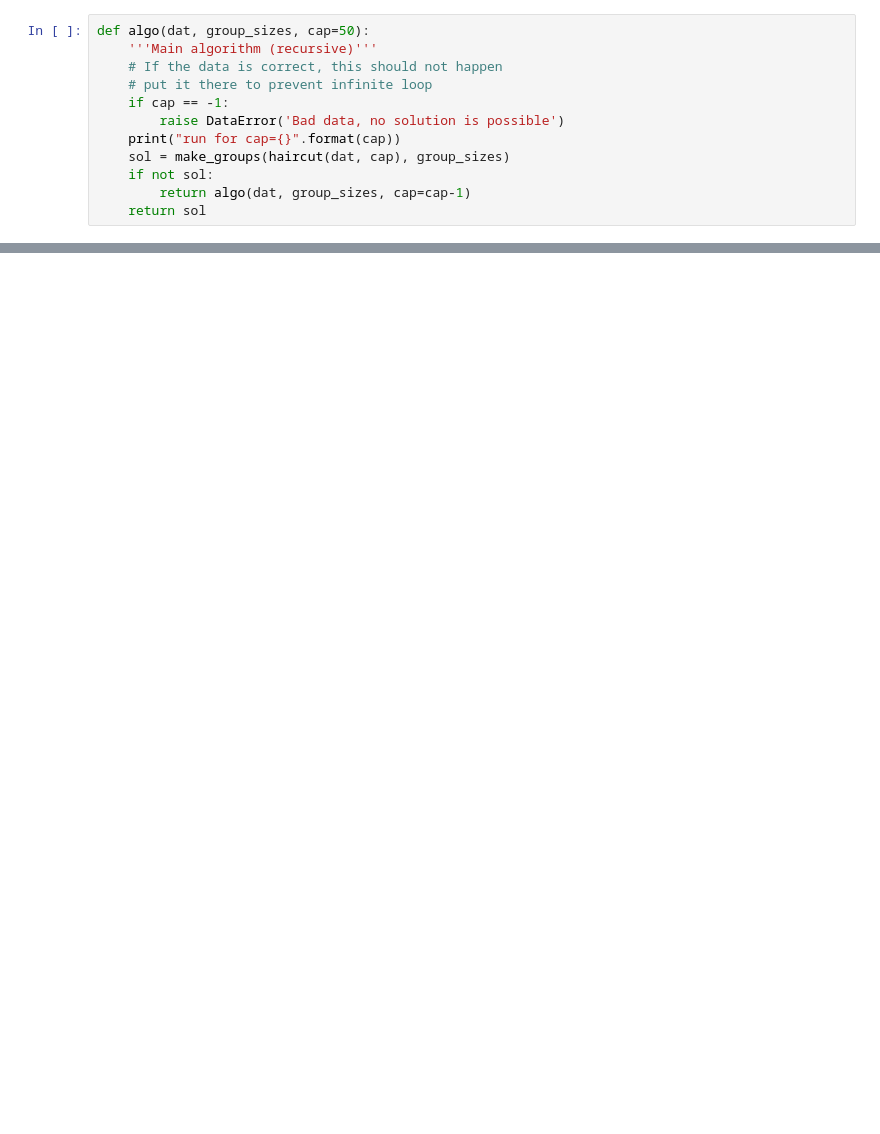
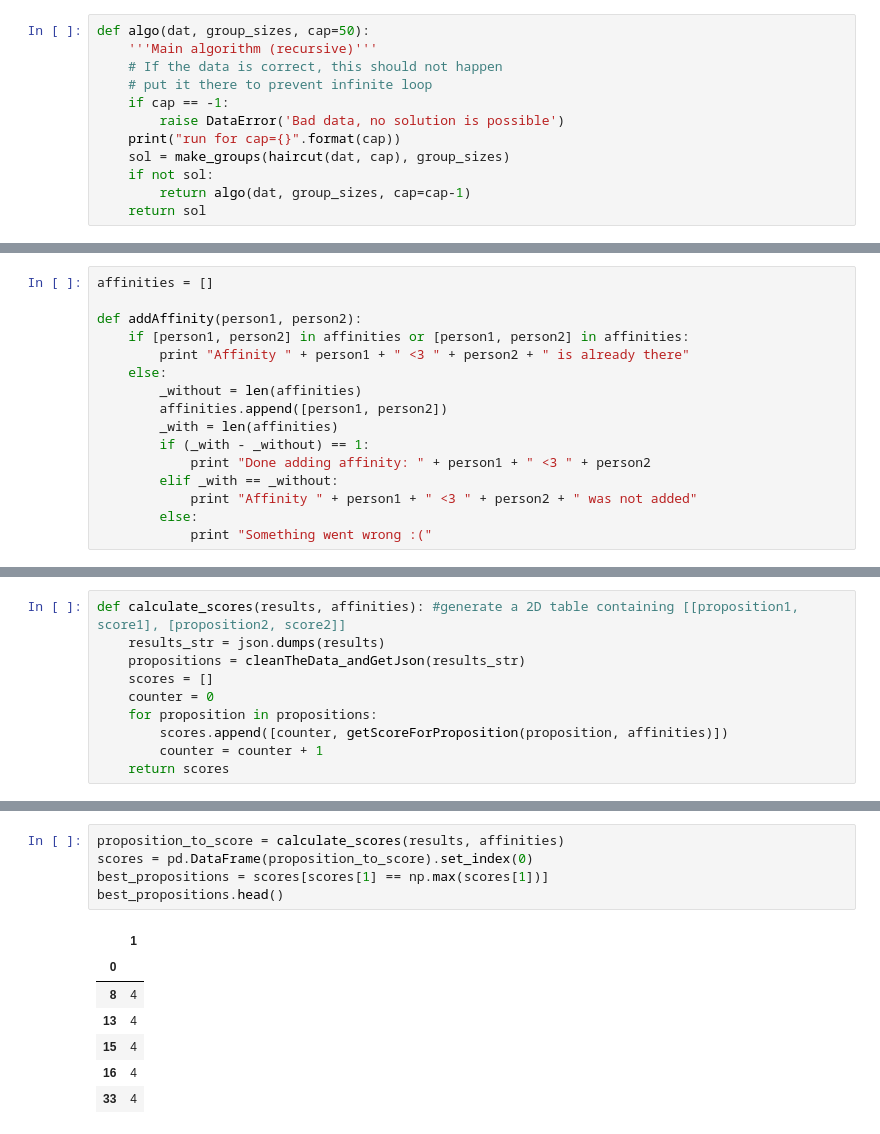
Before and after one commit to rachidalili/MS-BGD2015, a Jupyter notebook: guillaume-mohr/algoPFR/AlgoPFR.ipynb, the cells around one changed output, grey strips where cells are left out. Saved outputs shown, nothing was run; the diff lists cells and outputs as text; blank space fills up the shorter version.

Commit message:
added affinity to guillaume's algo

```diff
--- a/guillaume-mohr/algoPFR/AlgoPFR.ipynb
+++ b/guillaume-mohr/algoPFR/AlgoPFR.ipynb
@@ -269,0 +210,16 @@ KeyboardInterrupt:
+# %%
+affinities = []
+
+def addAffinity(person1, person2):
+    if [person1, person2] in affinities or [person1, person2] in affinities:
+        print "Affinity " + person1 + " <3 " + person2 + " is already there"
+    else:
+        _without = len(affinities)
+        affinities.append([person1, person2])
+        _with = len(affinities)
+        if (_with - _without) == 1:
+            print "Done adding affinity: " + person1 + " <3 " + person2
+        elif _with == _without:
+            print "Affinity " + person1 + " <3 " + person2 + " was not added"
+        else:
+            print "Something went wrong :("
@@ -269,0 +259,10 @@ KeyboardInterrupt:
+# %%
+def calculate_scores(results, affinities): #generate a 2D table containing [[proposition1, score1], [proposition2, score2]]
+    results_str = json.dumps(results)
+    propositions = cleanTheData_andGetJson(results_str)
+    scores = []
+    counter = 0
+    for proposition in propositions:
+        scores.append([counter, getScoreForProposition(proposition, affinities)])
+        counter = counter + 1
+    return scores
@@ -269,0 +287,13 @@ KeyboardInterrupt:
+# %%
+proposition_to_score = calculate_scores(results, affinities)
+scores = pd.DataFrame(proposition_to_score).set_index(0)
+best_propositions = scores[scores[1] == np.max(scores[1])]
+best_propositions.head()
+# %% [output]
+|  | 1 |
+| 0 |  |
+| 8 | 4 |
+| 13 | 4 |
+| 15 | 4 |
+| 16 | 4 |
+| 33 | 4 |
```
Also changed, not shown: parts of 27 cells of this notebook.
